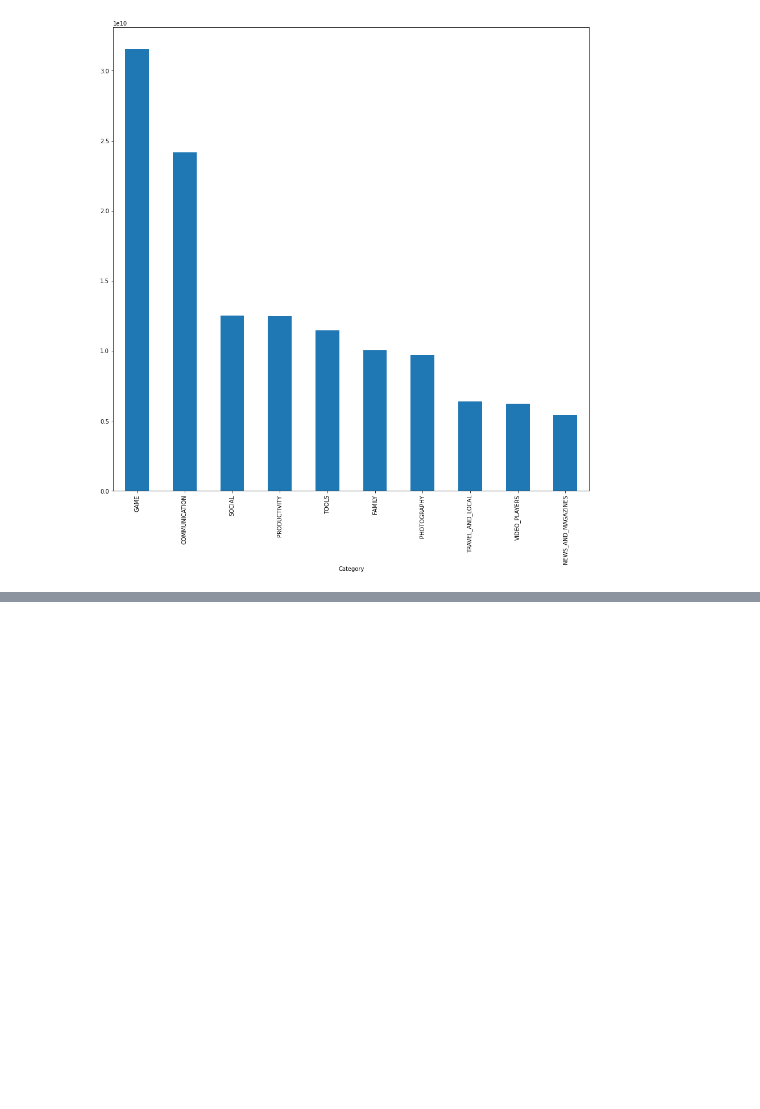
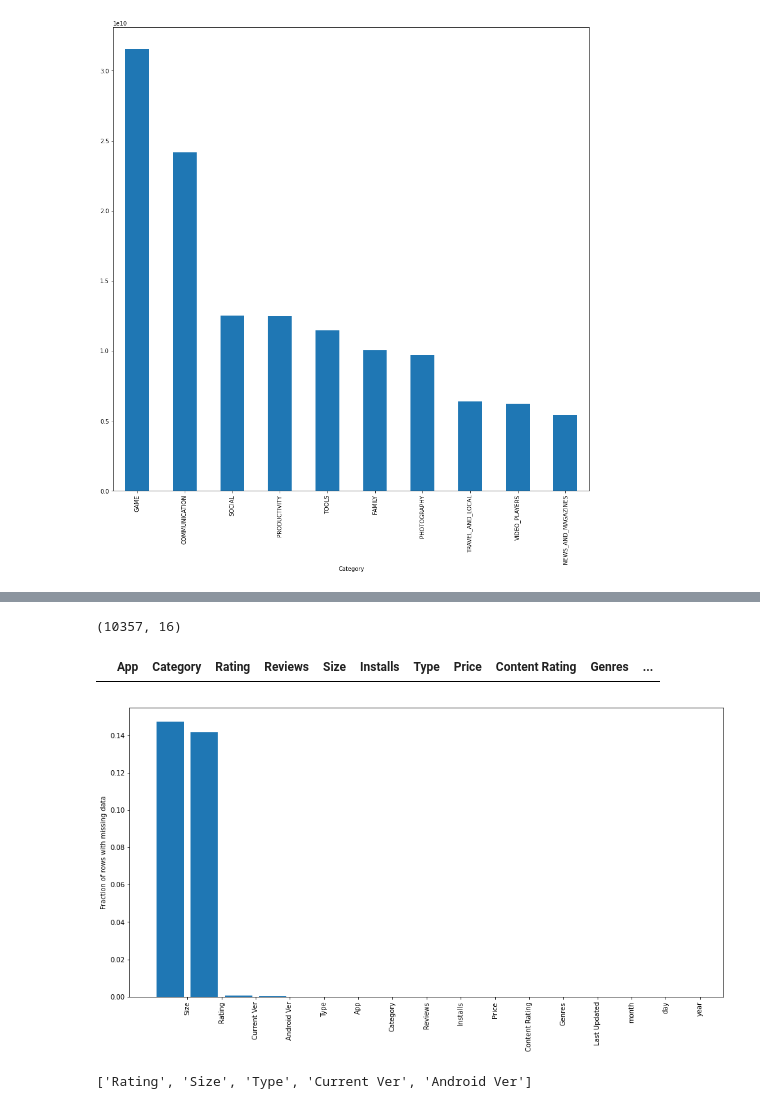
Before and after one commit to prasath9944/EDA, a Jupyter notebook: PlayStoreEDA_FE.ipynb, the cells around one changed output, grey strips where cells are left out. Cells and saved outputs as stored; diff of their text form; code cells hidden in the pictures; blank space fills up the shorter version.

```diff
--- a/PlayStoreEDA_FE.ipynb
+++ b/PlayStoreEDA_FE.ipynb
@@ -952,0 +1044,17 @@ df.groupby('Category')['Installs'].sum().nlargest(10).plot(kind='bar',figsize=(1
+# %%
+df.shape
+# %% [output]
+(10357, 16)
+# %%
+df[df.duplicated()]
+# %% [output]
+|  | App | Category | Rating | Reviews | Size | Installs | Type | Price | Content Rating | Genres | ... |
+# %%
+null_counts=df.isna().sum().sort_values(ascending=False)/len(df)
+plt.figure(figsize=(16,8))
+plt.xticks(np.arange(len(null_counts))+0.5,null_counts.index,rotation='vertical')
+plt.ylabel('Fraction of rows with missing data')
+plt.bar(np.arange(len(null_counts)),null_counts)
+plt.show()
+# %% [output]
+[figure, added]
@@ -952,0 +1063,4 @@ df.groupby('Category')['Installs'].sum().nlargest(10).plot(kind='bar',figsize=(1
+# %%
+cols
+# %% [output]
+['Rating', 'Size', 'Type', 'Current Ver', 'Android Ver']
```
Also changed, not shown: parts of 36 cells of this notebook.
